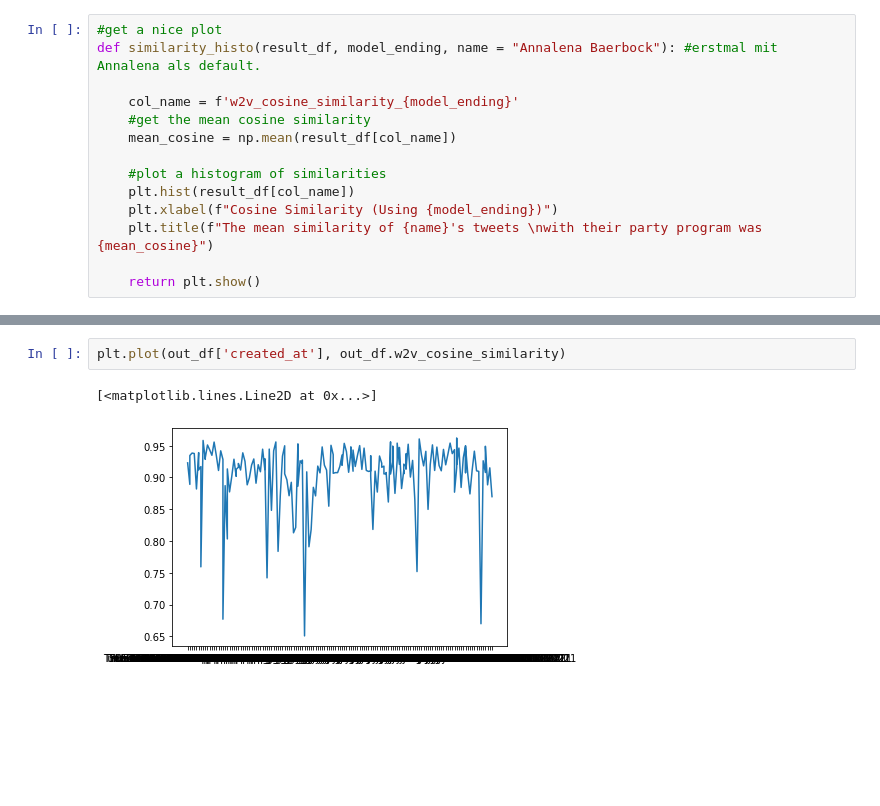
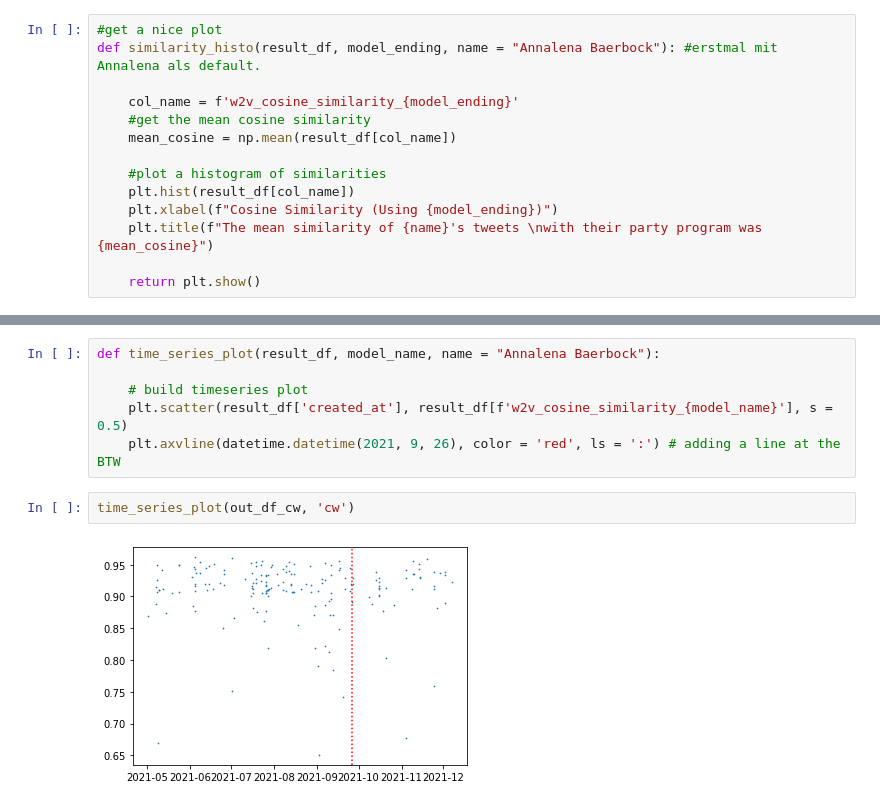
Before and after one commit to Halkenhaeusser/Data-Structures-and-Algorithms-Final-Project, a Jupyter notebook: analysis.ipynb, the cells around one changed output, grey strips where cells are left out. Cells and saved outputs as stored; diff of their text form; blank space fills up the shorter version.

Commit message:
added timeseries plot and scatter for plausibility check

```diff
--- a/analysis.ipynb
+++ b/analysis.ipynb
@@ -169,5 +163,10 @@ plt.hist(out_df.w2v_cosine_similarity)
-# %%
-plt.plot(out_df['created_at'], out_df.w2v_cosine_similarity)
-# %% [output]
-[<matplotlib.lines.Line2D at 0x...>]
-[figure, removed]
+# %%
+def time_series_plot(result_df, model_name, name = "Annalena Baerbock"):
+
+    # build timeseries plot
+    plt.scatter(result_df['created_at'], result_df[f'w2v_cosine_similarity_{model_name}'], s = 0.5)
+    plt.axvline(datetime.datetime(2021, 9, 26), color = 'red', ls = ':') # adding a line at the BTW
+# %%
+time_series_plot(out_df_cw, 'cw')
+# %% [output]
+[figure, added]
```
Also changed, not shown: parts of 6 cells of this notebook, 1 other file.
